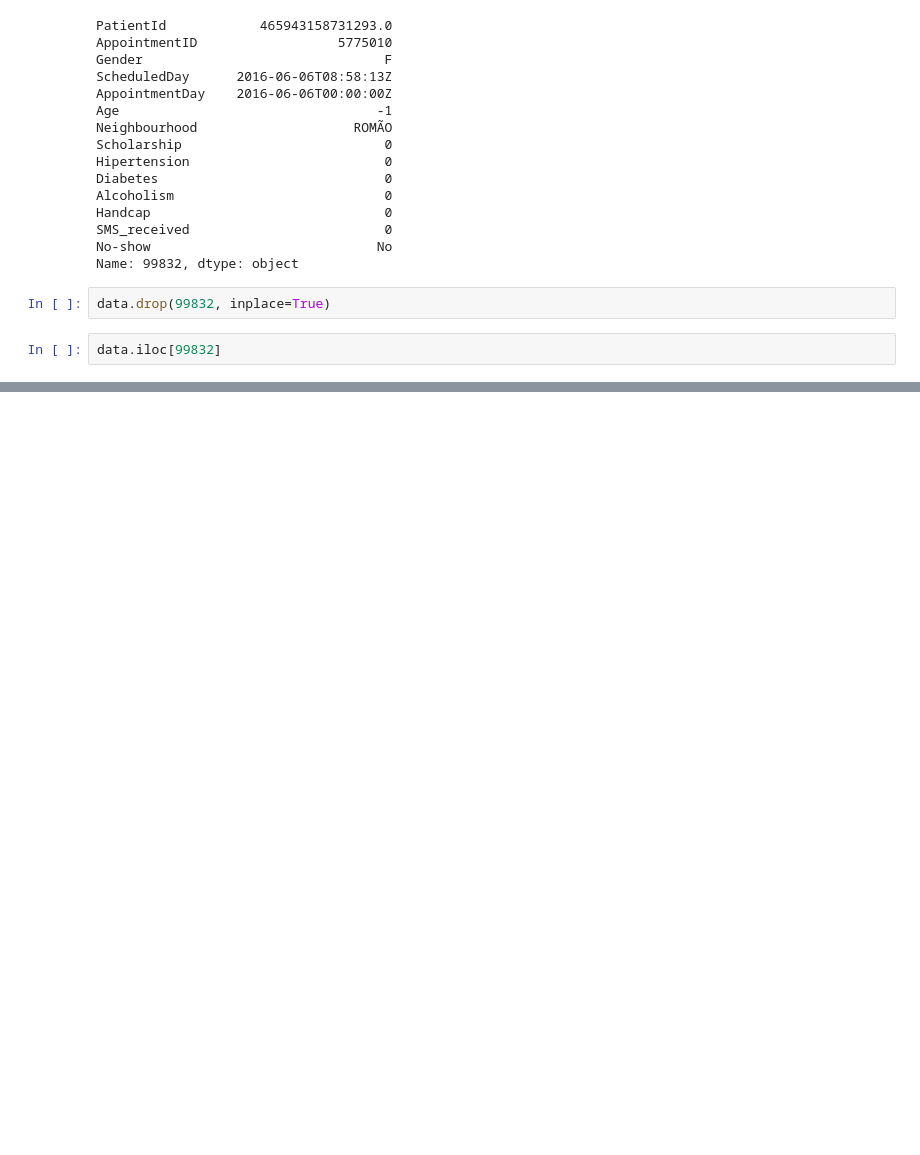
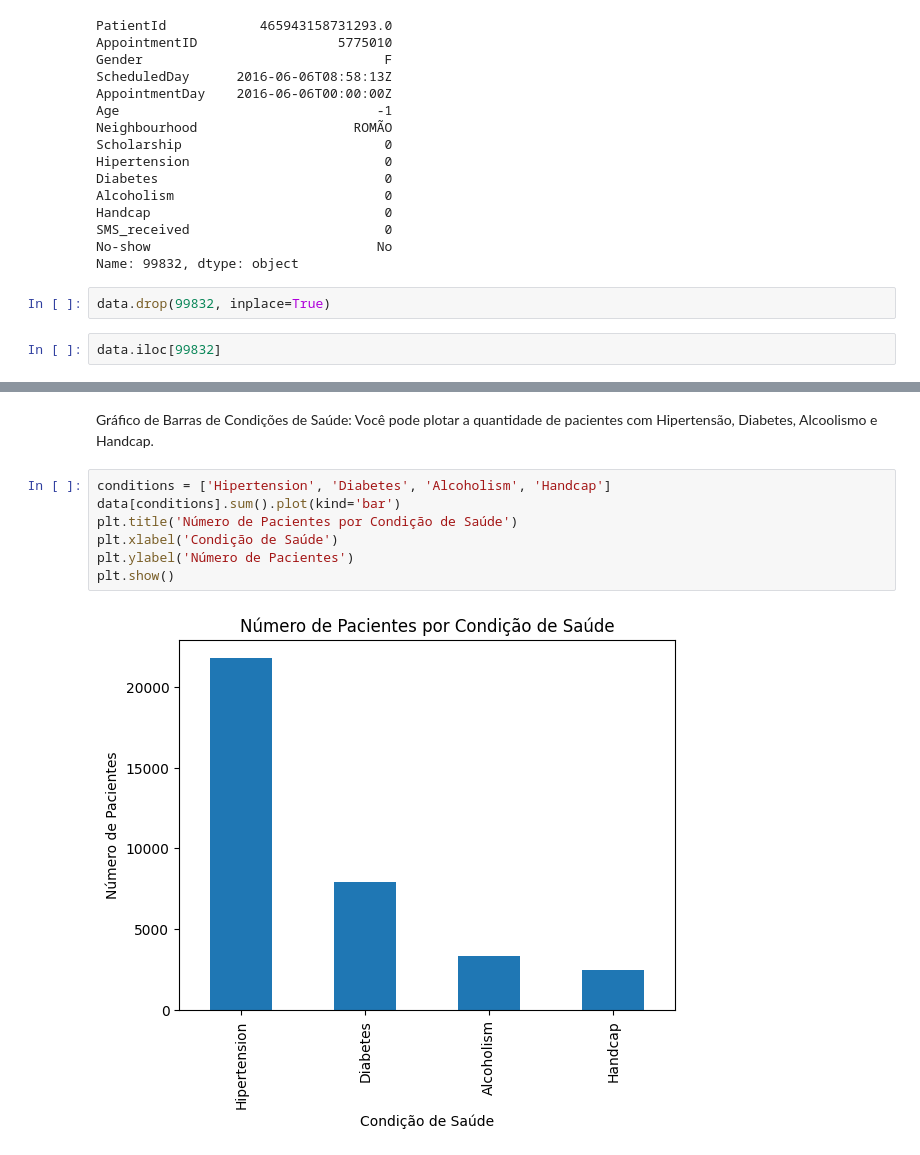
Before and after one commit to eddorileo/saudeDigital, a Jupyter notebook: src/notebook_noshow_part2.ipynb, the cells around one changed output, grey strips where cells are left out. Cells and saved outputs as stored; diff of their text form; blank space fills up the shorter version.

```diff
--- a/src/notebook_noshow_part2.ipynb
+++ b/src/notebook_noshow_part2.ipynb
@@ -122,0 +155,11 @@ data.iloc[99832]
+# %% [markdown]
+Gráfico de Barras de Condições de Saúde: Você pode plotar a quantidade de pacientes com Hipertensão, Diabetes, Alcoolismo e Handcap.
+# %%
+conditions = ['Hipertension', 'Diabetes', 'Alcoholism', 'Handcap']
+data[conditions].sum().plot(kind='bar')
+plt.title('Número de Pacientes por Condição de Saúde')
+plt.xlabel('Condição de Saúde')
+plt.ylabel('Número de Pacientes')
+plt.show()
+# %% [output]
+[figure, added]
```
Also changed, not shown: parts of 7 cells of this notebook.
